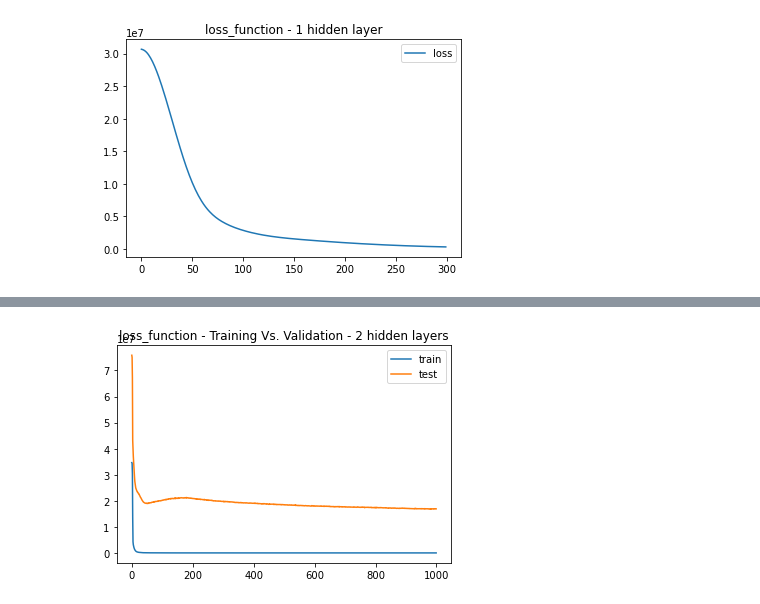
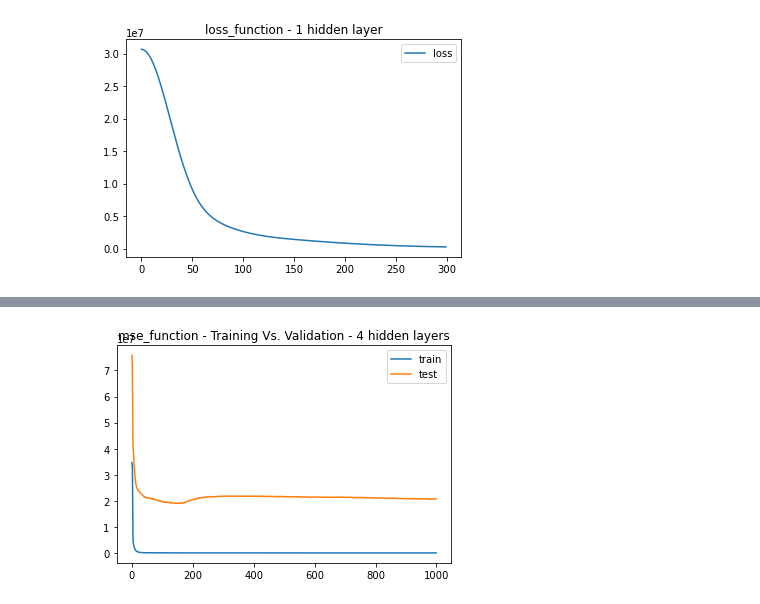
Before and after one commit to HendersonRichardK/Project2, a Jupyter notebook: 2_deep_learning.ipynb, the cells around one changed output, grey strips where cells are left out. Saved outputs shown, nothing was run; the diff lists cells and outputs as text; code cells hidden in the pictures.

```diff
--- a/2_deep_learning.ipynb
+++ b/2_deep_learning.ipynb
@@ -187,9 +206,9 @@ plt.show()
 # %%
 # Train vs test for deep net
-plt.plot(model_2.history["loss"])
-plt.plot(model_2.history["val_loss"])
-plt.title("loss_function - Training Vs. Validation - 2 hidden layers")
+plt.plot(model_2.history["mse"])
+plt.plot(model_2.history["val_mse"])
+plt.title("mse_function - Training Vs. Validation - 4 hidden layers")
 plt.legend(["train", "test"])
 plt.show()
 # %% [output]
-[figure, old version]
+[figure, new version]
```
Also changed, not shown: parts of 30 cells of this notebook, 2 other files.
